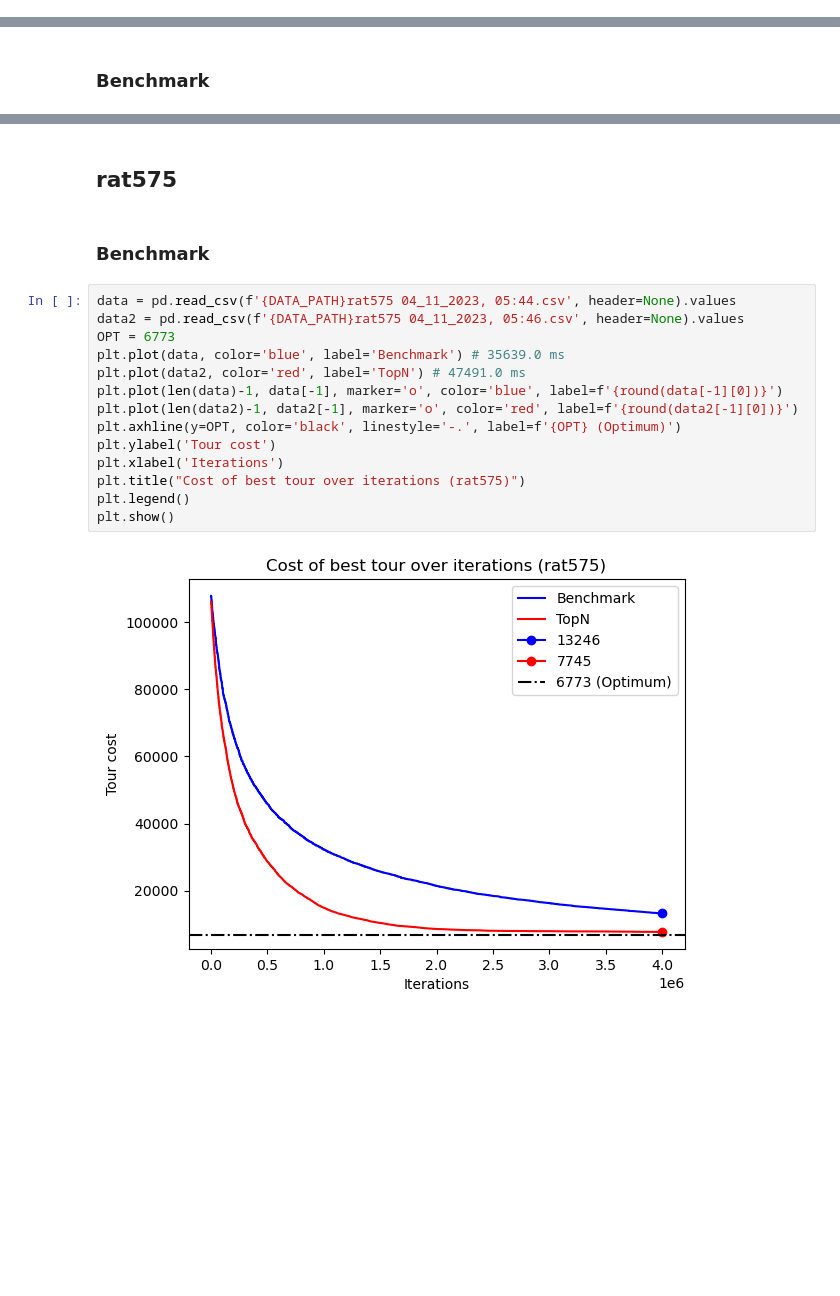
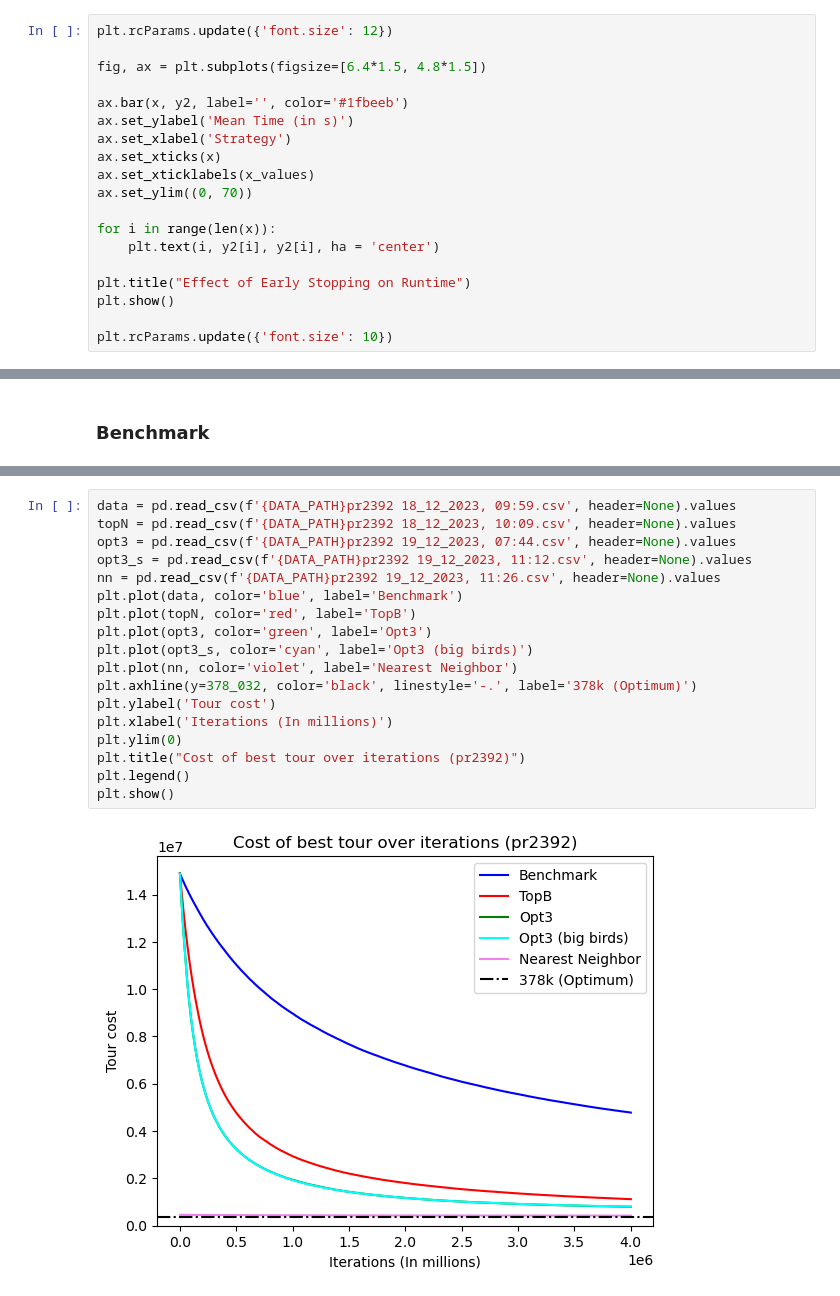
Before and after one commit to TimCares/AFB-Metaheuristic, a Jupyter notebook: src/vis/vis.ipynb, the cells around one changed output, grey strips where cells are left out. Saved outputs shown, nothing was run; the diff lists cells and outputs as text; blank space fills up the shorter version.

```diff
--- a/src/vis/vis.ipynb
+++ b/src/vis/vis.ipynb
@@ -116,0 +230,19 @@ plt.rcParams.update({'font.size': 10})
+# %%
+plt.rcParams.update({'font.size': 12})
+
+fig, ax = plt.subplots(figsize=[6.4*1.5, 4.8*1.5])
+
+ax.bar(x, y2, label='', color='#1fbeeb')
+ax.set_ylabel('Mean Time (in s)')
+ax.set_xlabel('Strategy')
+ax.set_xticks(x)
+ax.set_xticklabels(x_values)
+ax.set_ylim((0, 70))
+
+for i in range(len(x)):
+    plt.text(i, y2[i], y2[i], ha = 'center')
+
+plt.title("Effect of Early Stopping on Runtime")
+plt.show()
+
+plt.rcParams.update({'font.size': 10})
@@ -157,20 +293,20 @@ plt.show()
-# %% [markdown]
-## rat575
-# %% [markdown]
-### Benchmark
 # %%
-data = pd.read_csv(f'{DATA_PATH}rat575 04_11_2023, 05:44.csv', header=None).values
-data2 = pd.read_csv(f'{DATA_PATH}rat575 04_11_2023, 05:46.csv', header=None).values
-OPT = 6773
-plt.plot(data, color='blue', label='Benchmark') # 35639.0 ms
-plt.plot(data2, color='red', label='TopN') # 47491.0 ms
-plt.plot(len(data)-1, data[-1], marker='o', color='blue', label=f'{round(data[-1][0])}')
-plt.plot(len(data2)-1, data2[-1], marker='o', color='red', label=f'{round(data2[-1][0])}')
-plt.axhline(y=OPT, color='black', linestyle='-.', label=f'{OPT} (Optimum)')
+data = pd.read_csv(f'{DATA_PATH}pr2392 18_12_2023, 09:59.csv', header=None).values
+topN = pd.read_csv(f'{DATA_PATH}pr2392 18_12_2023, 10:09.csv', header=None).values
+opt3 = pd.read_csv(f'{DATA_PATH}pr2392 19_12_2023, 07:44.csv', header=None).values
+opt3_s = pd.read_csv(f'{DATA_PATH}pr2392 19_12_2023, 11:12.csv', header=None).values
+nn = pd.read_csv(f'{DATA_PATH}pr2392 19_12_2023, 11:26.csv', header=None).values
+plt.plot(data, color='blue', label='Benchmark')
+plt.plot(topN, color='red', label='TopB')
+plt.plot(opt3, color='green', label='Opt3')
+plt.plot(opt3_s, color='cyan', label='Opt3 (big birds)')
+plt.plot(nn, color='violet', label='Nearest Neighbor')
+plt.axhline(y=378_032, color='black', linestyle='-.', label='378k (Optimum)')
 plt.ylabel('Tour cost')
-plt.xlabel('Iterations')
-plt.title("Cost of best tour over iterations (rat575)")
+plt.xlabel('Iterations (In millions)')
+plt.ylim(0)
+plt.title("Cost of best tour over iterations (pr2392)")
 plt.legend()
 plt.show()
 # %% [output]
-[figure, old version]
+[figure, new version]
```
Also changed, not shown: parts of 25 cells of this notebook, 15 other files.
